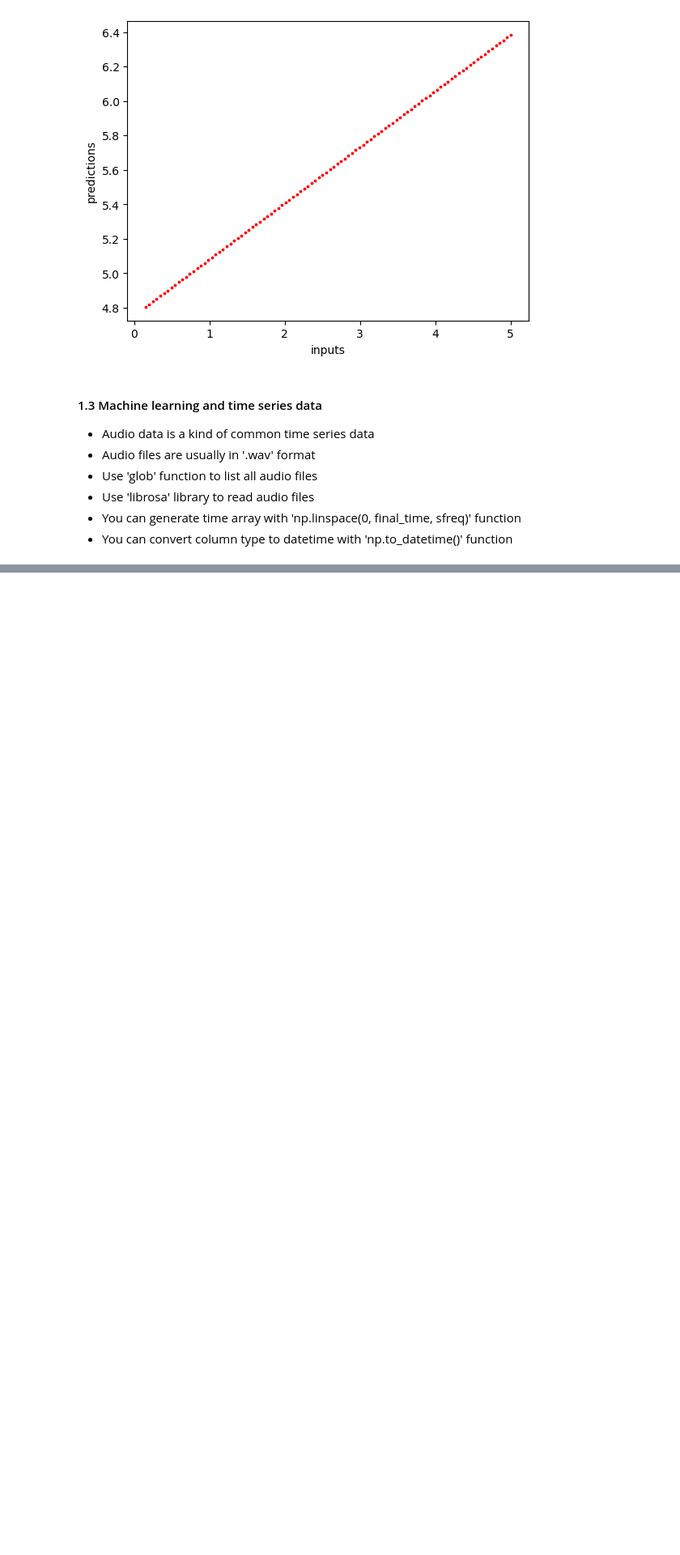
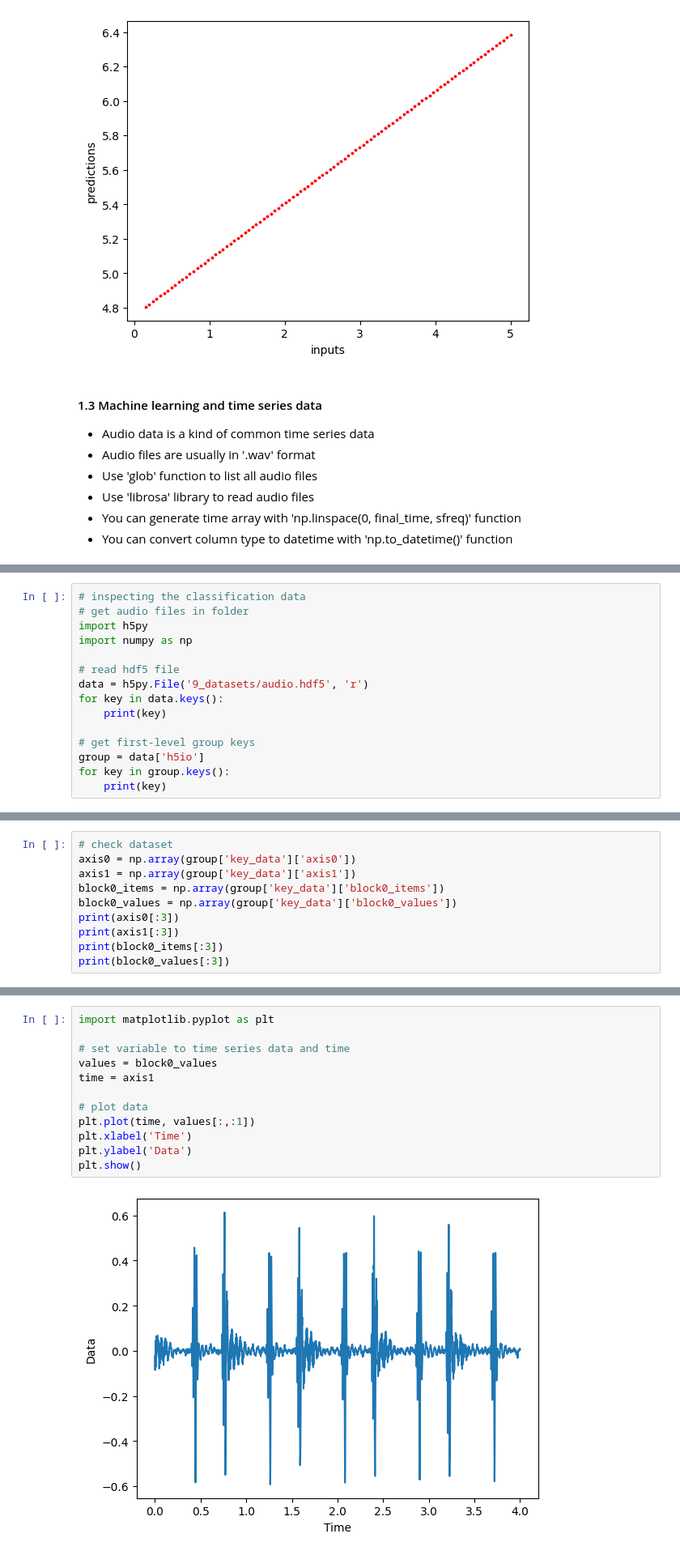
Before and after one commit to GuoweiYang19891101/datacamp_machine_learning_scientist_python, a Jupyter notebook: 9_time_series_data.ipynb, the cells around one changed output, grey strips where cells are left out. Shown at 81% size. Saved outputs shown, nothing was run; the diff lists cells and outputs as text; blank space fills up the shorter version.

```diff
--- a/9_time_series_data.ipynb
+++ b/9_time_series_data.ipynb
@@ -202,0 +195,15 @@ audio_files = glob()
+# %%
+# inspecting the classification data
+# get audio files in folder
+import h5py
+import numpy as np
+
+# read hdf5 file
+data = h5py.File('9_datasets/audio.hdf5', 'r')
+for key in data.keys():
+    print(key)
+
+# get first-level group keys
+group = data['h5io']
+for key in group.keys():
+    print(key)
@@ -202,0 +242,10 @@ audio_files = glob()
+# %%
+# check dataset
+axis0 = np.array(group['key_data']['axis0'])
+axis1 = np.array(group['key_data']['axis1'])
+block0_items = np.array(group['key_data']['block0_items'])
+block0_values = np.array(group['key_data']['block0_values'])
+print(axis0[:3])
+print(axis1[:3])
+print(block0_items[:3])
+print(block0_values[:3])
@@ -202,0 +270,14 @@ audio_files = glob()
+# %%
+import matplotlib.pyplot as plt
+
+# set variable to time series data and time
+values = block0_values
+time = axis1
+
+# plot data
+plt.plot(time, values[:,:1])
+plt.xlabel('Time')
+plt.ylabel('Data')
+plt.show()
+# %% [output]
+[figure, added]
```
Also changed, not shown: parts of 10 cells of this notebook.
